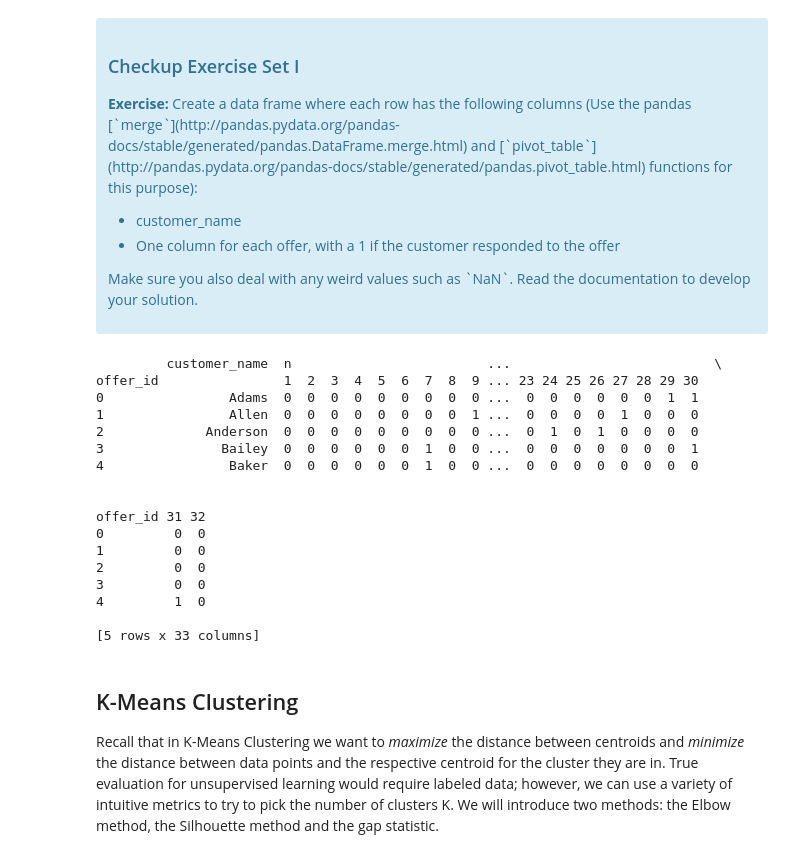
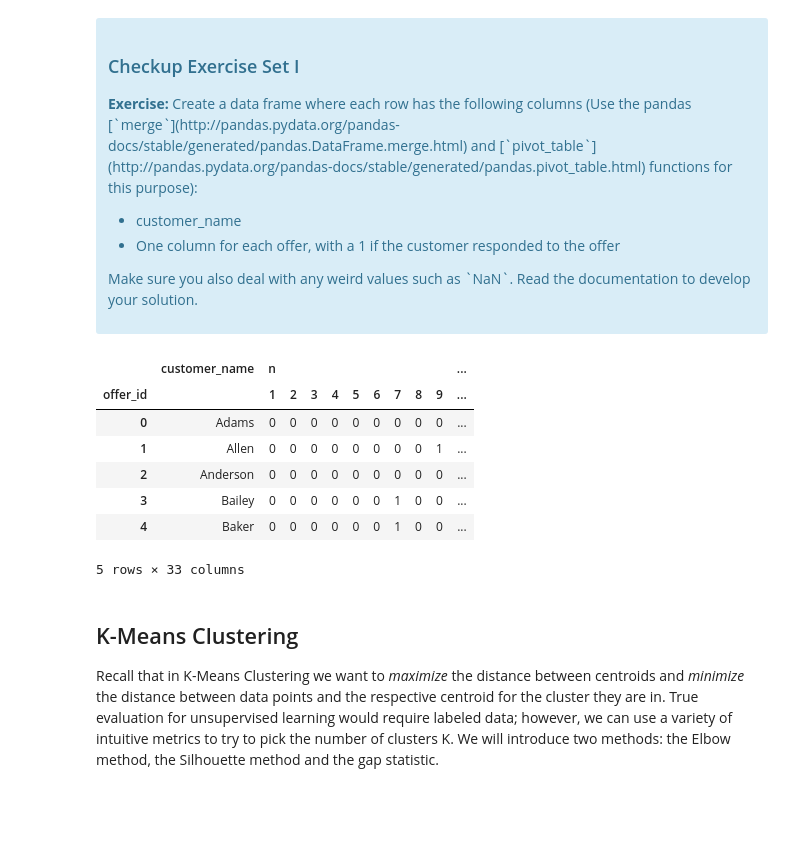
Before and after one commit to dkyip/DSI, a Jupyter notebook: Mini_Project_Clustering.ipynb, the cells around one changed output. Saved outputs shown, nothing was run; the diff lists cells and outputs as text; code cells hidden in the pictures; blank space fills up the shorter version.

```diff
--- a/Mini_Project_Clustering.ipynb
+++ b/Mini_Project_Clustering.ipynb
@@ -61,26 +61,17 @@ The first thing we need is a way to compare customers. To do this, we're going t
 # %%
 #your turn
 
 df_cust_offer = pd.pivot_table(df_transactions,index=['customer_name'],columns='offer_id',fill_value=0).reset_index()
-print(df_cust_offer.head())
+df_cust_offer.head()
 # %% [output]
+|  | customer_name | n |  |  |  |  |  |  |  |  | ... |
+| offer_id |  | 1 | 2 | 3 | 4 | 5 | 6 | 7 | 8 | 9 | ... |
+| 0 | Adams | 0 | 0 | 0 | 0 | 0 | 0 | 0 | 0 | 0 | ... |
+| 1 | Allen | 0 | 0 | 0 | 0 | 0 | 0 | 0 | 0 | 1 | ... |
+| 2 | Anderson | 0 | 0 | 0 | 0 | 0 | 0 | 0 | 0 | 0 | ... |
+| 3 | Bailey | 0 | 0 | 0 | 0 | 0 | 0 | 1 | 0 | 0 | ... |
+| 4 | Baker | 0 | 0 | 0 | 0 | 0 | 0 | 1 | 0 | 0 | ... |
-         customer_name  n                         ...                          \
-offer_id                1  2  3  4  5  6  7  8  9 ... 23 24 25 26 27 28 29 30
-0                Adams  0  0  0  0  0  0  0  0  0 ...  0  0  0  0  0  0  1  1
-1                Allen  0  0  0  0  0  0  0  0  1 ...  0  0  0  0  1  0  0  0
-2             Anderson  0  0  0  0  0  0  0  0  0 ...  0  1  0  1  0  0  0  0
-3               Bailey  0  0  0  0  0  0  1  0  0 ...  0  0  0  0  0  0  0  1
-4                Baker  0  0  0  0  0  0  1  0  0 ...  0  0  0  0  0  0  0  0
-
-
-offer_id 31 32
-0         0  0
-1         0  0
-2         0  0
-3         0  0
-4         1  0
-
-[5 rows x 33 columns]
+5 rows × 33 columns
 # %% [markdown]
 ## K-Means Clustering
 
```
Also changed, not shown: parts of 12 cells of this notebook.
